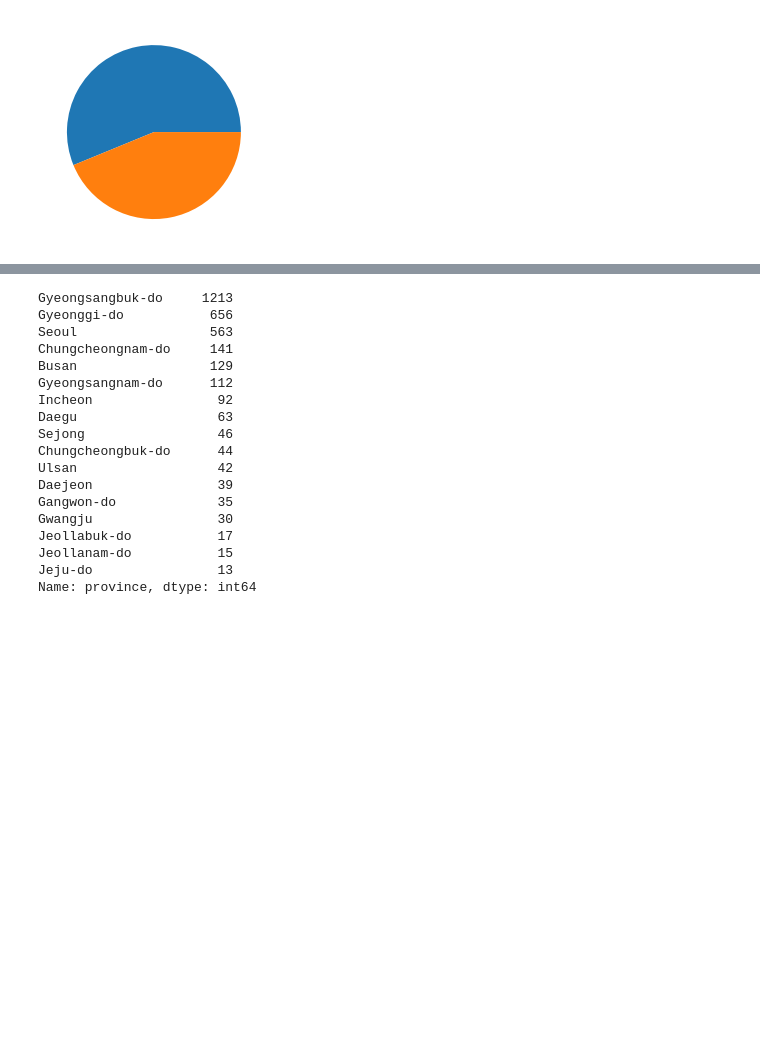
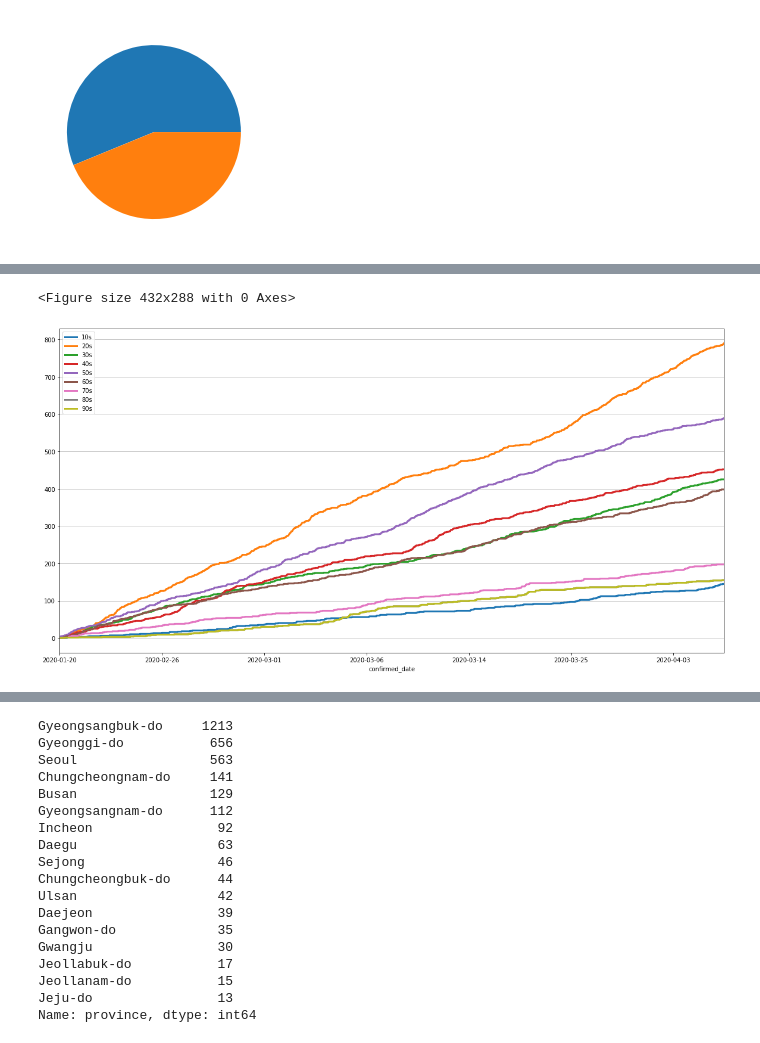
Before and after one commit to Junhyuk93/corona-EDA, a Jupyter notebook: corona_base.ipynb, the cells around one changed output, grey strips where cells are left out. Saved outputs shown, nothing was run; the diff lists cells and outputs as text; code cells hidden in the pictures; blank space fills up the shorter version.

```diff
--- a/corona_base.ipynb
+++ b/corona_base.ipynb
@@ -390,0 +500,3 @@ plt.grid(True)
+# %%
+df_PI.dropna(subset=['confirmed_date'],inplace=True)
+df_PI
@@ -390,0 +547,2 @@ plt.grid(True)
+# %%
+df_PI['number'] = range(1,len(df_PI)+1)
@@ -390,0 +565,21 @@ plt.grid(True)
+# %%
+df_PI['0s'] = df_PI['number'].apply(lambda x: df_PI.age.iloc[: x].value_counts()[
+                                    '0s'] if '0s' in df_PI.age.iloc[: x].value_counts() else 0)
+df_PI['10s'] = df_PI['number'].apply(lambda x: df_PI.age.iloc[: x].value_counts()[
+    '10s'] if '10s' in df_PI.age.iloc[: x].value_counts() else 0)
+df_PI['20s'] = df_PI['number'].apply(lambda x: df_PI.age.iloc[: x].value_counts()[
+    '20s'] if '20s' in df_PI.age.iloc[: x].value_counts() else 0)
+df_PI['30s'] = df_PI['number'].apply(lambda x: df_PI.age.iloc[: x].value_counts()[
+    '30s'] if '30s' in df_PI.age.iloc[: x].value_counts() else 0)
+df_PI['40s'] = df_PI['number'].apply(lambda x: df_PI.age.iloc[: x].value_counts()[
+    '40s'] if '40s' in df_PI.age.iloc[: x].value_counts() else 0)
+df_PI['50s'] = df_PI['number'].apply(lambda x: df_PI.age.iloc[: x].value_counts()[
+    '50s'] if '50s' in df_PI.age.iloc[: x].value_counts() else 0)
+df_PI['60s'] = df_PI['number'].apply(lambda x: df_PI.age.iloc[: x].value_counts()[
+    '60s'] if '60s' in df_PI.age.iloc[: x].value_counts() else 0)
+df_PI['70s'] = df_PI['number'].apply(lambda x: df_PI.age.iloc[: x].value_counts()[
+    '70s'] if '70s' in df_PI.age.iloc[: x].value_counts() else 0)
+df_PI['80s'] = df_PI['number'].apply(lambda x: df_PI.age.iloc[: x].value_counts()[
+    '80s'] if '80s' in df_PI.age.iloc[: x].value_counts() else 0)
+df_PI['90s'] = df_PI['number'].apply(lambda x: df_PI.age.iloc[: x].value_counts()[
+    '80s'] if '80s' in df_PI.age.iloc[: x].value_counts() else 0)
@@ -390,0 +602,2 @@ plt.grid(True)
+# %%
+df_PI.set_index('confirmed_date')
@@ -391,3 +619,14 @@ plt.grid(True)
+# %%
+# 날짜별 연령대로 나눈 누적 확진자 수
+plt.figure()
+df_PI.plot(kind='line', y=['10s', '20s', '30s', '40s',
+                           '50s', '60s', '70s', '80s', '90s'],
+           x='confirmed_date', figsize=(20, 10),linewidth=3)
+plt.grid(axis='y')
+plt.show()
+# %% [output]
+<Figure size 432x288 with 0 Axes>
+[figure, added]
 # %%
 df_Region
 # %% [output]
```
Also changed, not shown: parts of 30 cells of this notebook.
